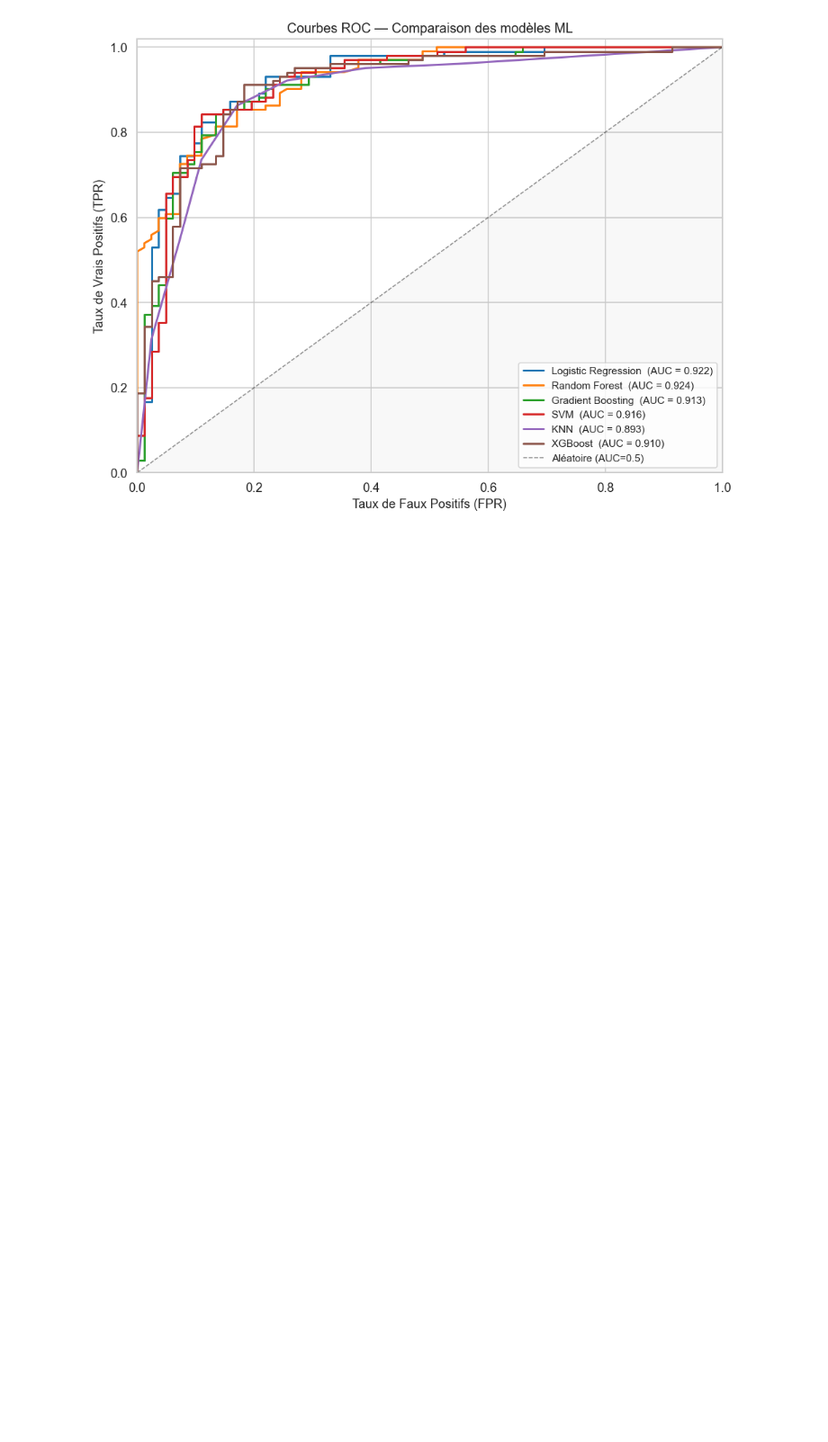
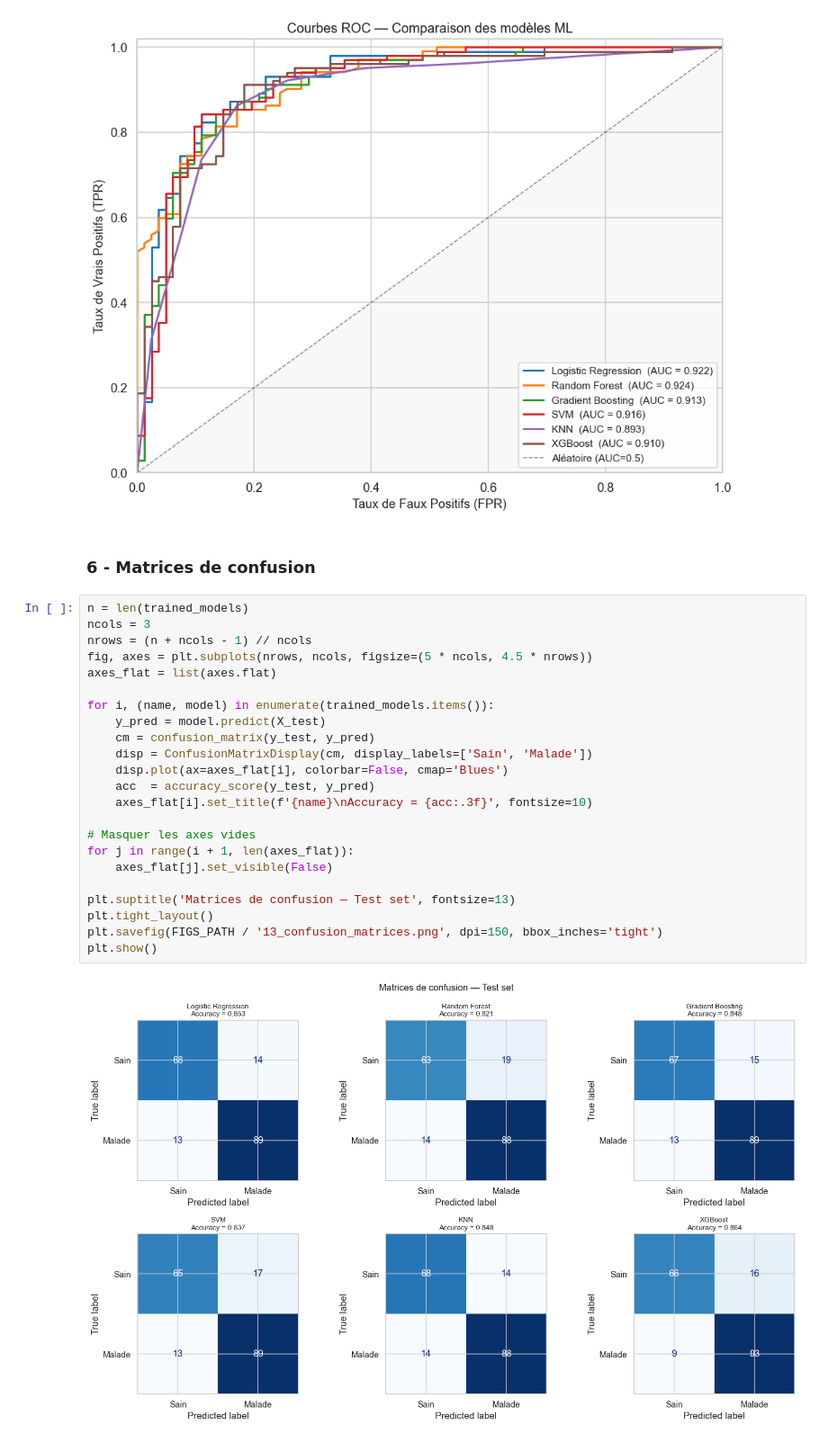
Before and after one commit to bijigunerachid/heart-disease-ml-dl-project, a Jupyter notebook: notebooks/03_ml_models.ipynb, the cells around one changed output. Shown at 90% size. Cells and saved outputs as stored; diff of their text form; blank space fills up the shorter version.

Commit message:
Matrices de confusion

```diff
--- a/notebooks/03_ml_models.ipynb
+++ b/notebooks/03_ml_models.ipynb
@@ -241,3 +241,30 @@ plt.savefig(FIGS_PATH / '12_roc_curves.png', dpi=150, bbox_inches='tight')
 plt.show()
 # %% [output]
 [figure]
+# %% [markdown]
+### 6 - Matrices de confusion
+# %%
+n = len(trained_models)
+ncols = 3
+nrows = (n + ncols - 1) // ncols
+fig, axes = plt.subplots(nrows, ncols, figsize=(5 * ncols, 4.5 * nrows))
+axes_flat = list(axes.flat)
+
+for i, (name, model) in enumerate(trained_models.items()):
+    y_pred = model.predict(X_test)
+    cm = confusion_matrix(y_test, y_pred)
+    disp = ConfusionMatrixDisplay(cm, display_labels=['Sain', 'Malade'])
+    disp.plot(ax=axes_flat[i], colorbar=False, cmap='Blues')
+    acc  = accuracy_score(y_test, y_pred)
+    axes_flat[i].set_title(f'{name}\nAccuracy = {acc:.3f}', fontsize=10)
+
+# Masquer les axes vides
+for j in range(i + 1, len(axes_flat)):
+    axes_flat[j].set_visible(False)
+
+plt.suptitle('Matrices de confusion — Test set', fontsize=13)
+plt.tight_layout()
+plt.savefig(FIGS_PATH / '13_confusion_matrices.png', dpi=150, bbox_inches='tight')
+plt.show()
+# %% [output]
+[figure, added]
```
